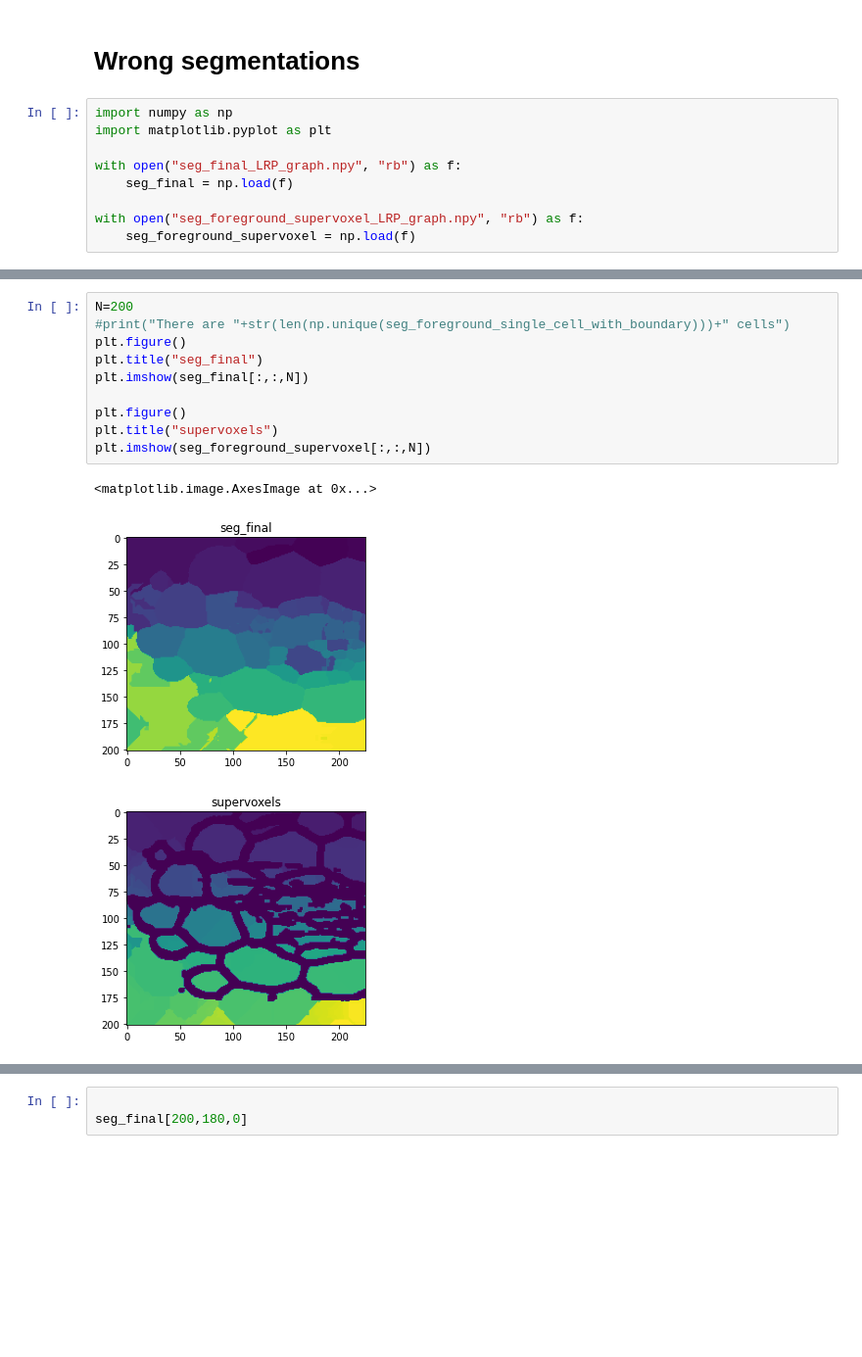
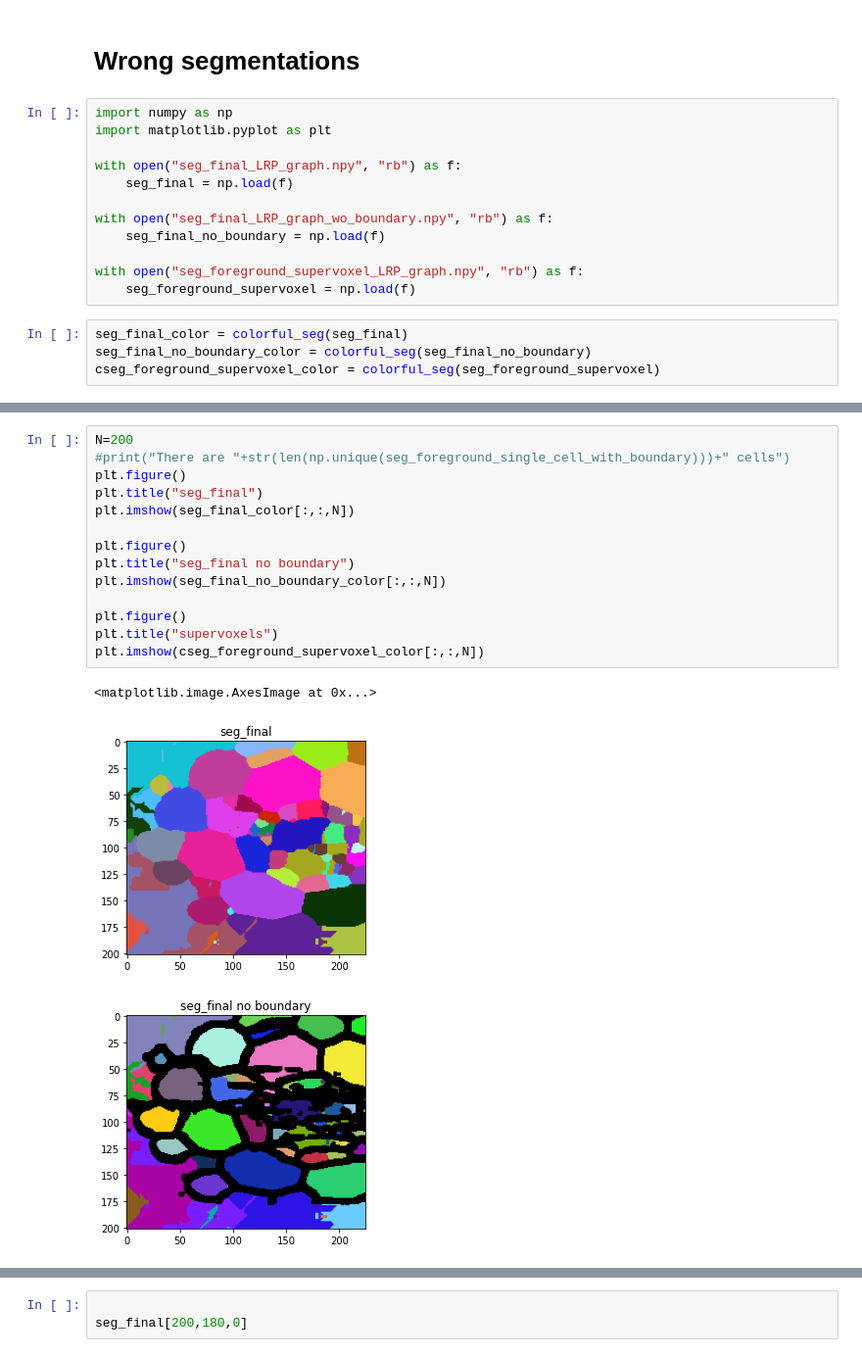
Before and after one commit to theGindar/3DCellSegMasterThesis, a Jupyter notebook: test_LRP.ipynb, the cells around one changed output, grey strips where cells are left out. Shown at 98% size. Cells and saved outputs as stored; diff of their text form; blank space fills up the shorter version.

```diff
--- a/test_LRP.ipynb
+++ b/test_LRP.ipynb
@@ -321,5 +321,12 @@ import matplotlib.pyplot as plt
 with open("seg_final_LRP_graph.npy", "rb") as f:
     seg_final = np.load(f)
 
+with open("seg_final_LRP_graph_wo_boundary.npy", "rb") as f:
+    seg_final_no_boundary = np.load(f)
+
 with open("seg_foreground_supervoxel_LRP_graph.npy", "rb") as f:
     seg_foreground_supervoxel = np.load(f)
+# %%
+seg_final_color = colorful_seg(seg_final)
+seg_final_no_boundary_color = colorful_seg(seg_final_no_boundary)
+cseg_foreground_supervoxel_color = colorful_seg(seg_foreground_supervoxel)
@@ -326,14 +335,18 @@ with open("seg_foreground_supervoxel_LRP_graph.npy", "rb") as f:
 # %%
 N=200
 #print("There are "+str(len(np.unique(seg_foreground_single_cell_with_boundary)))+" cells")
 plt.figure()
 plt.title("seg_final")
-plt.imshow(seg_final[:,:,N])
+plt.imshow(seg_final_color[:,:,N])
+
+plt.figure()
+plt.title("seg_final no boundary")
+plt.imshow(seg_final_no_boundary_color[:,:,N])
 
 plt.figure()
 plt.title("supervoxels")
-plt.imshow(seg_foreground_supervoxel[:,:,N])
+plt.imshow(cseg_foreground_supervoxel_color[:,:,N])
 # %% [output]
 <matplotlib.image.AxesImage at 0x...>
-[figure, old version]
+[figure, new version]
-[figure, old version]
+[figure, new version]
```
Also changed, not shown: parts of 10 cells of this notebook, 2 other files.
